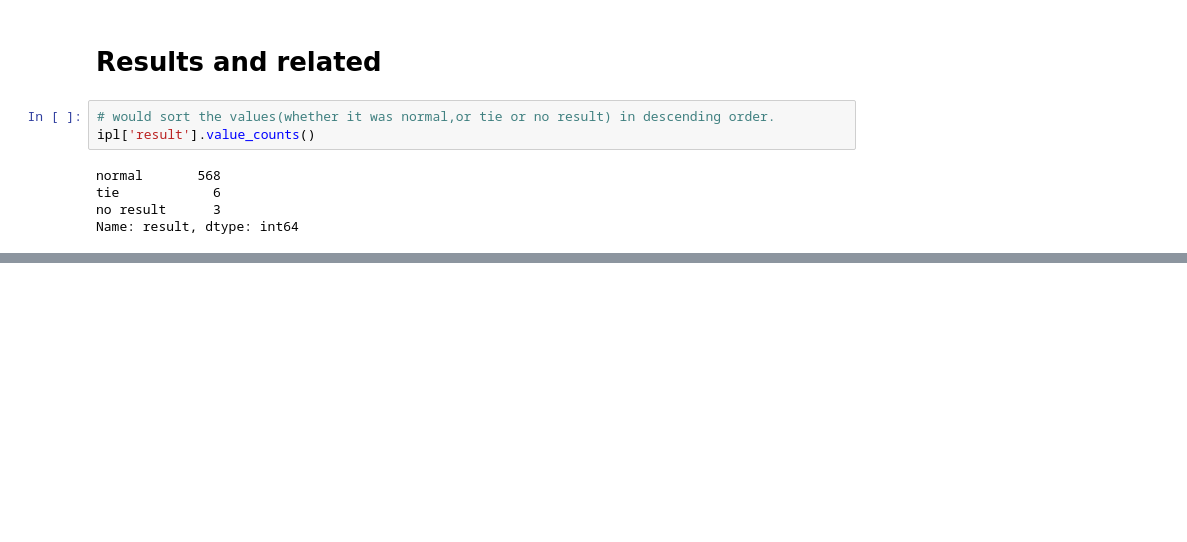
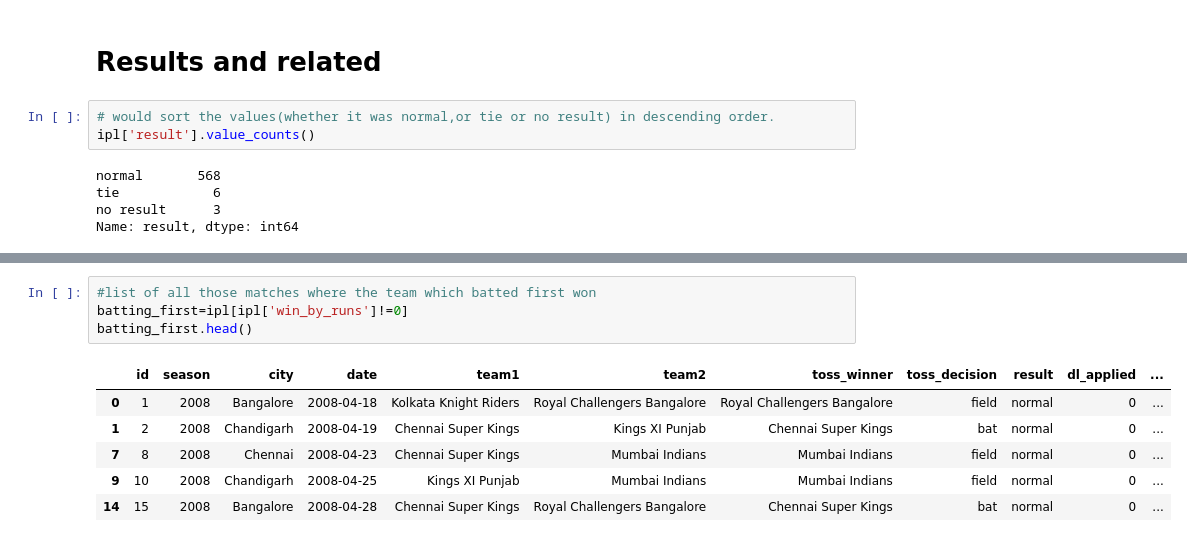
Before and after one commit to Newtanmukh/Python-projects, a Jupyter notebook: IPL Data Analysis/IPL Data Analysis.ipynb, the cells around one changed output, grey strips where cells are left out. Drawn from its saved outputs; the diff is of its cells as text; blank space fills up the shorter version.

```diff
--- a/IPL Data Analysis/IPL Data Analysis.ipynb
+++ b/IPL Data Analysis/IPL Data Analysis.ipynb
@@ -74,0 +93,11 @@ Name: result, dtype: int64
+# %%
+#list of all those matches where the team which batted first won
+batting_first=ipl[ipl['win_by_runs']!=0]
+batting_first.head()
+# %% [output]
+|  | id | season | city | date | team1 | team2 | toss_winner | toss_decision | result | dl_applied | ... |
+| 0 | 1 | 2008 | Bangalore | 2008-04-18 | Kolkata Knight Riders | Royal Challengers Bangalore | Royal Challengers Bangalore | field | normal | 0 | ... |
+| 1 | 2 | 2008 | Chandigarh | 2008-04-19 | Chennai Super Kings | Kings XI Punjab | Chennai Super Kings | bat | normal | 0 | ... |
+| 7 | 8 | 2008 | Chennai | 2008-04-23 | Chennai Super Kings | Mumbai Indians | Mumbai Indians | field | normal | 0 | ... |
+| 9 | 10 | 2008 | Chandigarh | 2008-04-25 | Kings XI Punjab | Mumbai Indians | Mumbai Indians | field | normal | 0 | ... |
+| 14 | 15 | 2008 | Bangalore | 2008-04-28 | Chennai Super Kings | Royal Challengers Bangalore | Chennai Super Kings | bat | normal | 0 | ... |
```
Also changed, not shown: parts of 5 cells of this notebook.
